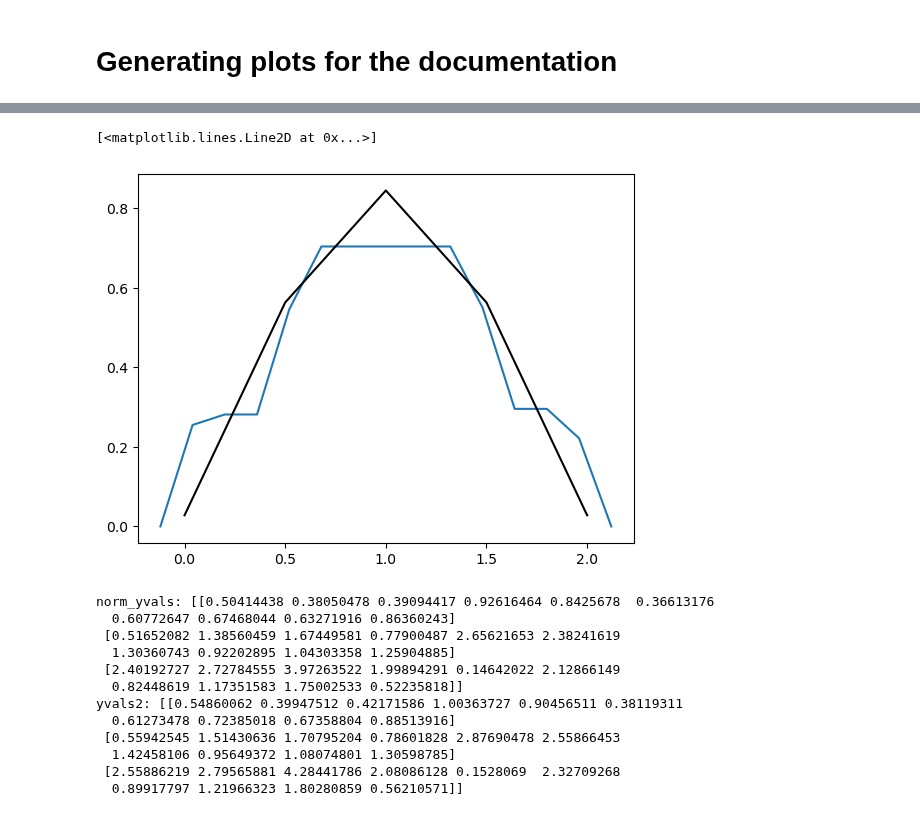
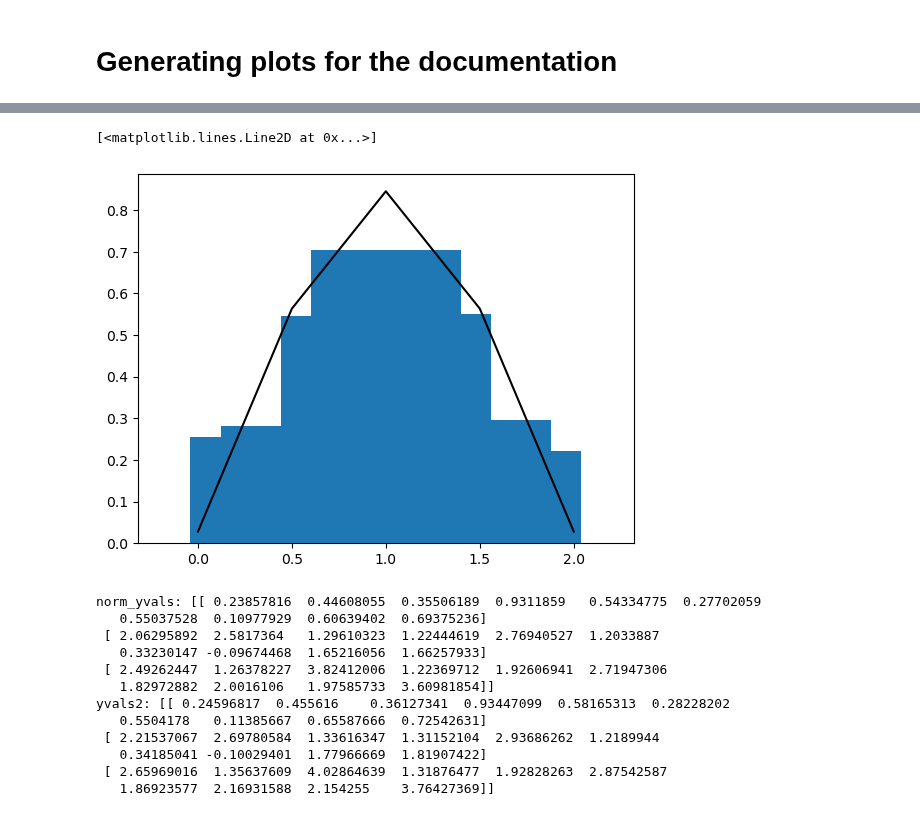
Before and after one commit to LSSTDESC/qp, a Jupyter notebook: docs/nb/docs_plots.ipynb, the cells around one changed output, grey strips where cells are left out. Saved outputs shown, nothing was run; the diff lists cells and outputs as text; code cells hidden in the pictures.

Commit message:
WIP making plots and working on basic usage docs

```diff
--- a/docs/nb/docs_plots.ipynb
+++ b/docs/nb/docs_plots.ipynb
@@ -25,30 +26,32 @@ ens_h.objdata
 # %%
 
-plt.plot(ens_h.x_samples(), ens_h[0].pdf(ens_h.x_samples()))
+plt.bar(ens_h.x_samples(), ens_h[0].objdata["pdfs"],width=ens_h.x_samples()[1]- ens_h.x_samples()[0])
 plt.plot(ens.x_samples(), ens[0].pdf(ens.x_samples()),c='k')
 # %% [output]
 [<matplotlib.lines.Line2D at 0x...>]
-[figure, old version]
+[figure, new version]
 # %%
 npdf = 3
 nvals = 10
 xvals2 = np.linspace(0,5,nvals)
-norm_yvals = stats.norm(loc=np.expand_dims(np.linspace(0.5, 2.5, npdf),-1), scale=np.expand_dims(np.linspace(0.2, 1.2, npdf),-1)).rvs(size=(npdf, nvals))
+loc = np.expand_dims(np.linspace(0.5, 2.5, npdf),-1)
+scale = np.expand_dims(np.linspace(0.2, 1.2, npdf),-1)
+norm_yvals = stats.norm(loc=loc, scale=scale).rvs(size=(npdf, nvals))
 print(f"norm_yvals: {norm_yvals}")
 yvals2 = norm_yvals * (
     1.0 + 0.1 * np.random.uniform(size=(npdf,nvals))
 )
 print(f"yvals2: {yvals2}")
 # %% [output]
-norm_yvals: [[0.50414438 0.38050478 0.39094417 0.92616464 0.8425678  0.36613176
-  0.60772647 0.67468044 0.63271916 0.86360243]
- [0.51652082 1.38560459 1.67449581 0.77900487 2.65621653 2.38241619
-  1.30360743 0.92202895 1.04303358 1.25904885]
- [2.40192727 2.72784555 3.97263522 1.99894291 0.14642022 2.12866149
-  0.82448619 1.17351583 1.75002533 0.52235818]]
-yvals2: [[0.54860062 0.39947512 0.42171586 1.00363727 0.90456511 0.38119311
-  0.61273478 0.72385018 0.67358804 0.88513916]
- [0.55942545 1.51430636 1.70795204 0.78601828 2.87690478 2.55866453
-  1.42458106 0.95649372 1.08074801 1.30598785]
- [2.55886219 2.79565881 4.28441786 2.08086128 0.1528069  2.32709268
-  0.89917797 1.21966323 1.80280859 0.56210571]]
+norm_yvals: [[ 0.23857816  0.44608055  0.35506189  0.9311859   0.54334775  0.27702059
+   0.55037528  0.10977929  0.60639402  0.69375236]
+ [ 2.06295892  2.5817364   1.29610323  1.22444619  2.76940527  1.2033887
+   0.33230147 -0.09674468  1.65216056  1.66257933]
+ [ 2.49262447  1.26378227  3.82412006  1.22369712  1.92606941  2.71947306
+   1.82972882  2.0016106   1.97585733  3.60981854]]
+yvals2: [[ 0.24596817  0.455616    0.36127341  0.93447099  0.58165313  0.28228202
+   0.5504178   0.11385667  0.65587666  0.72542631]
+ [ 2.21537067  2.69780584  1.33616347  1.31152104  2.93686262  1.2189944
+   0.34185041 -0.10029401  1.77966669  1.81907422]
+ [ 2.65969016  1.35637609  4.02864639  1.31876477  1.92828263  2.87542587
+   1.86923577  2.16931588  2.154255    3.76427369]]
```
Also changed, not shown: parts of 17 cells of this notebook, 4 other files.
